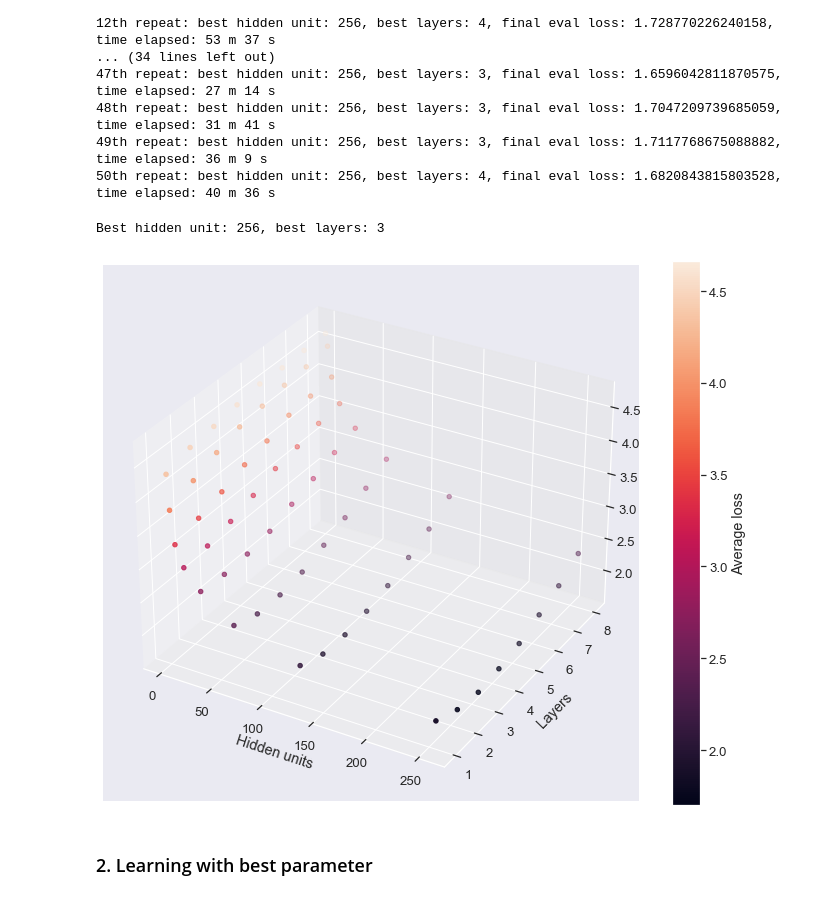
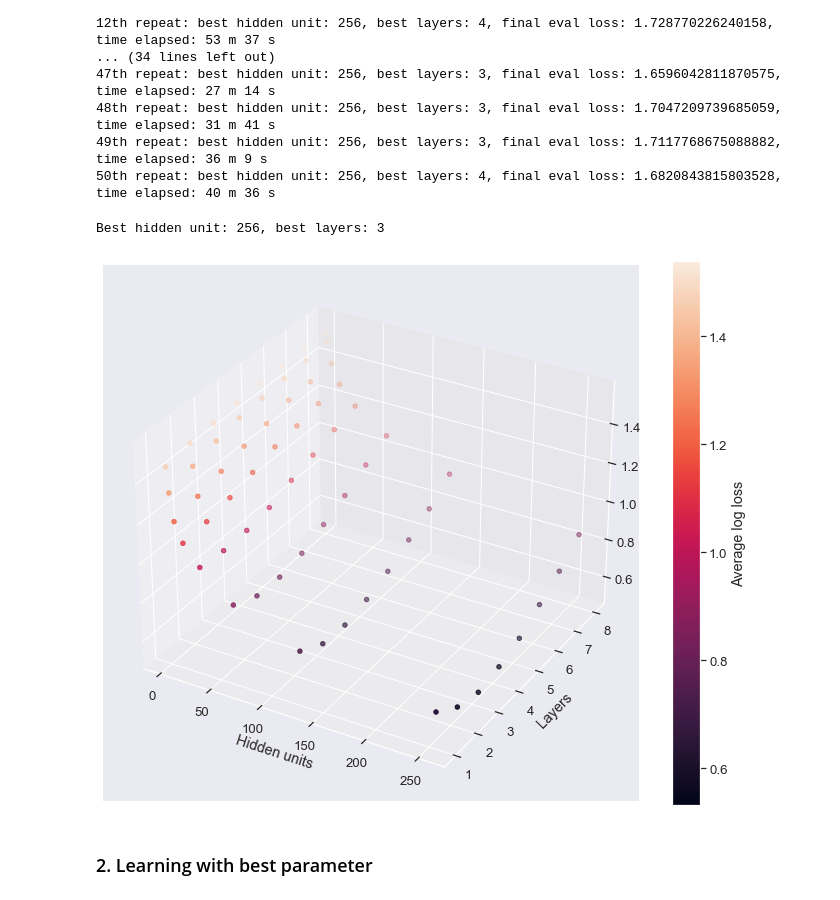
Before and after one commit to cngzlsh/BrainNet, a Jupyter notebook: experiments.ipynb, the cells around one changed output. Cells and saved outputs as stored; diff of their text form; code cells hidden in the pictures.

```diff
--- a/experiments.ipynb
+++ b/experiments.ipynb
@@ -108,11 +108,11 @@ avg_final_eval_loss = repeated_param_grid_search(
 # %%
 r, c = find_argmin_in_matrix(avg_final_eval_loss)
 print(f'Best hidden unit: {hidden_dims[r]}, best layers: {n_layerss[c]}')
-plot_3d_scatter(x=hidden_dims, y=n_layerss, z=avg_final_eval_loss,
-               x_label='Hidden units', y_label='Layers', z_label='Average loss', fname='param_search_ff')
+plot_3d_scatter(x=hidden_dims, y=n_layerss, z=np.log(avg_final_eval_loss),
+               x_label='Hidden units', y_label='Layers', z_label='Average log loss', fname='param_search_log_ff')
 # %% [output]
 Best hidden unit: 256, best layers: 3
-[figure, old version]
+[figure, new version]
 # %% [markdown]
 ###  2. Learning with best parameter
 # %%
```
Also changed, not shown: 6 other files.
